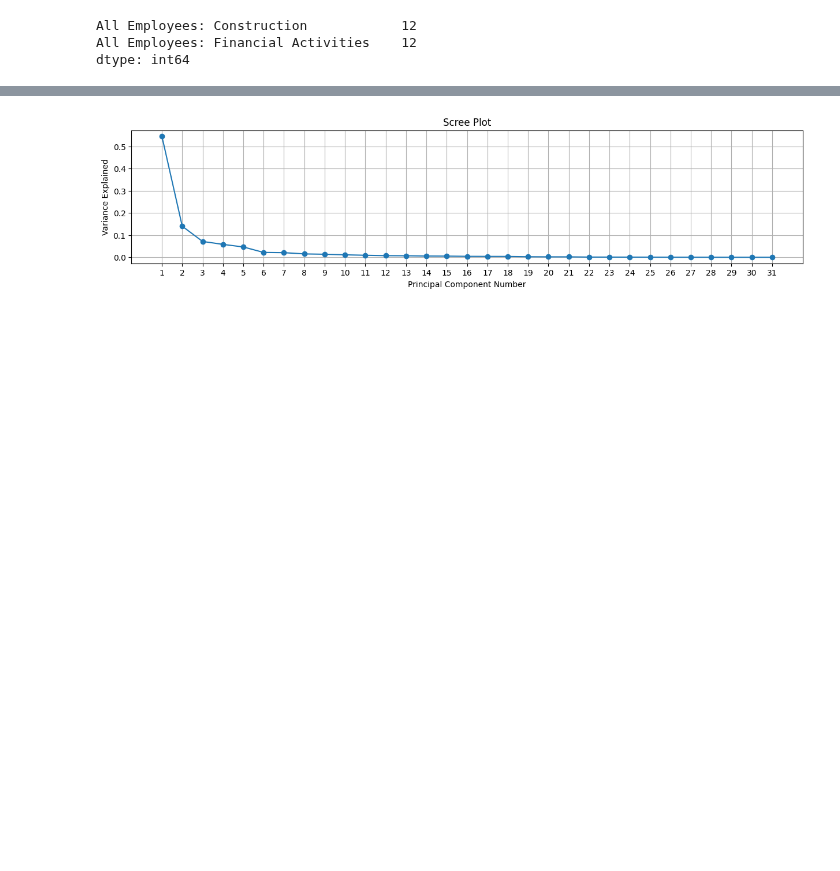
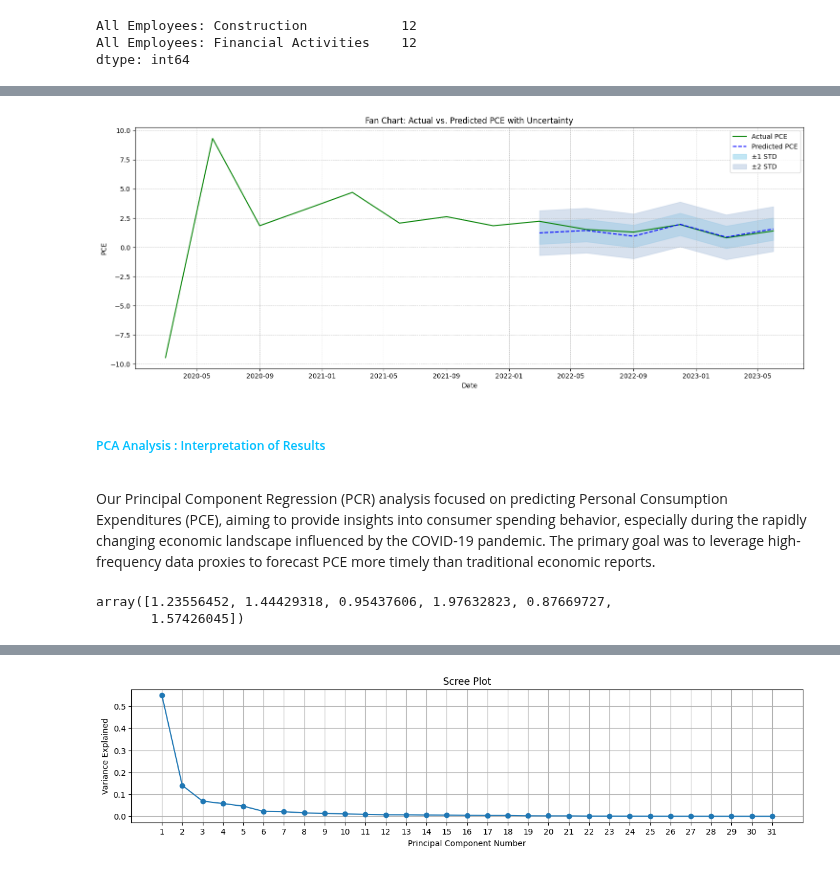
Before and after one commit to janjannagtegaal/NowCasting-M1, a Jupyter notebook: [3]M1_Analysis_for_Model_fitting.ipynb, the cells around one changed output, grey strips where cells are left out. Drawn from its saved outputs; the diff is of its cells as text; code cells hidden in the pictures; blank space fills up the shorter version.

```diff
--- a/[3]M1_Analysis_for_Model_fitting.ipynb
+++ b/[3]M1_Analysis_for_Model_fitting.ipynb
@@ -161,0 +93,5 @@ Cut-off date for fan chart base: 2021-01-01
+# %%
+# 'final_proxy_dataset' index is in 'YYYYMM' string format
+final_proxy_dataset.index = pd.to_datetime(final_proxy_dataset.index, format='%Y%m')
+
+final_proxy_dataset.tail()
@@ -162,13 +147,15 @@ Cut-off date for fan chart base: 2021-01-01
 # %%
-# Standardizing the predictors and applying PCA within a pipeline, followed by Linear Regression
-pipeline = make_pipeline(StandardScaler(), PCA(n_components=3), LinearRegression())
+def train_and_predict(X_train, y_train, X_test,n_components=3):
+    """
+    Trains the model and makes predictions.
+    """
+    # Creating pipeline
+    pipeline = make_pipeline(StandardScaler(), PCA(n_components), LinearRegression())
 
-# Fitting the model to the training data
-pipeline.fit(X_train, y_train)
+    # Fitting the model to the training data
+    pipeline.fit(X_train, y_train)
 
-# Predicting the next 4 quarters - using df_test as it contains the predictors for these periods
-X_test = df_test.drop(columns=['PCE'])
-predicted_pce = pipeline.predict(X_test)
+    # Making predictions
+    predicted_pce = pipeline.predict(X_test)
 
-# Displaying the predicted PCE values
-predicted_pce
+    return pipeline, predicted_pce
@@ -176,0 +222,24 @@ array([1.95088203, 0.78165593, 1.47751445])
+# %%
+
+# Prepare the data
+X_train, y_train, X_test, C, df_train, df_test = prepare_data(final_proxy_dataset, '2022-03')
+
+# Train the model and make predictions
+pipeline, predicted_pce = train_and_predict(X_train, y_train, X_test,n_components=5)
+
+# Plot the fan chart
+plot_fan_chart(df_train, C, predicted_pce, X_train, y_train, start_date='2020-03-01')
+# %% [output]
+[figure, added]
+# %% [markdown]
+
+<div style="color:#00BFFF">
+
+##### PCA Analysis : Interpretation of Results
+# %% [markdown]
+Our Principal Component Regression (PCR) analysis focused on predicting Personal Consumption Expenditures (PCE), aiming to provide insights into consumer spending behavior, especially during the rapidly changing economic landscape influenced by the COVID-19 pandemic. The primary goal was to leverage high-frequency data proxies to forecast PCE more timely than traditional economic reports.
+# %%
+predicted_pce
+# %% [output]
+array([1.23556452, 1.44429318, 0.95437606, 1.97632823, 0.87669727,
+       1.57426045])
```
Also changed, not shown: parts of 32 cells of this notebook, 2 other files.
